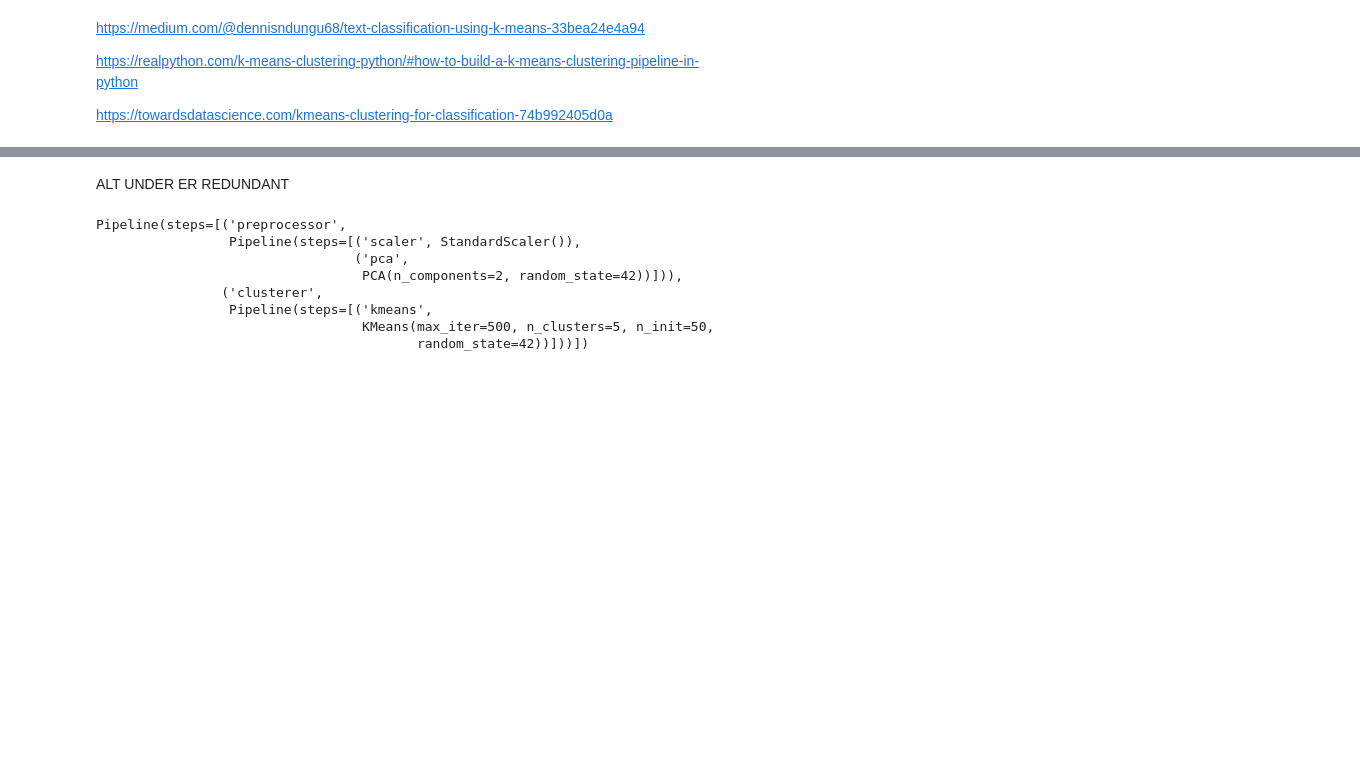
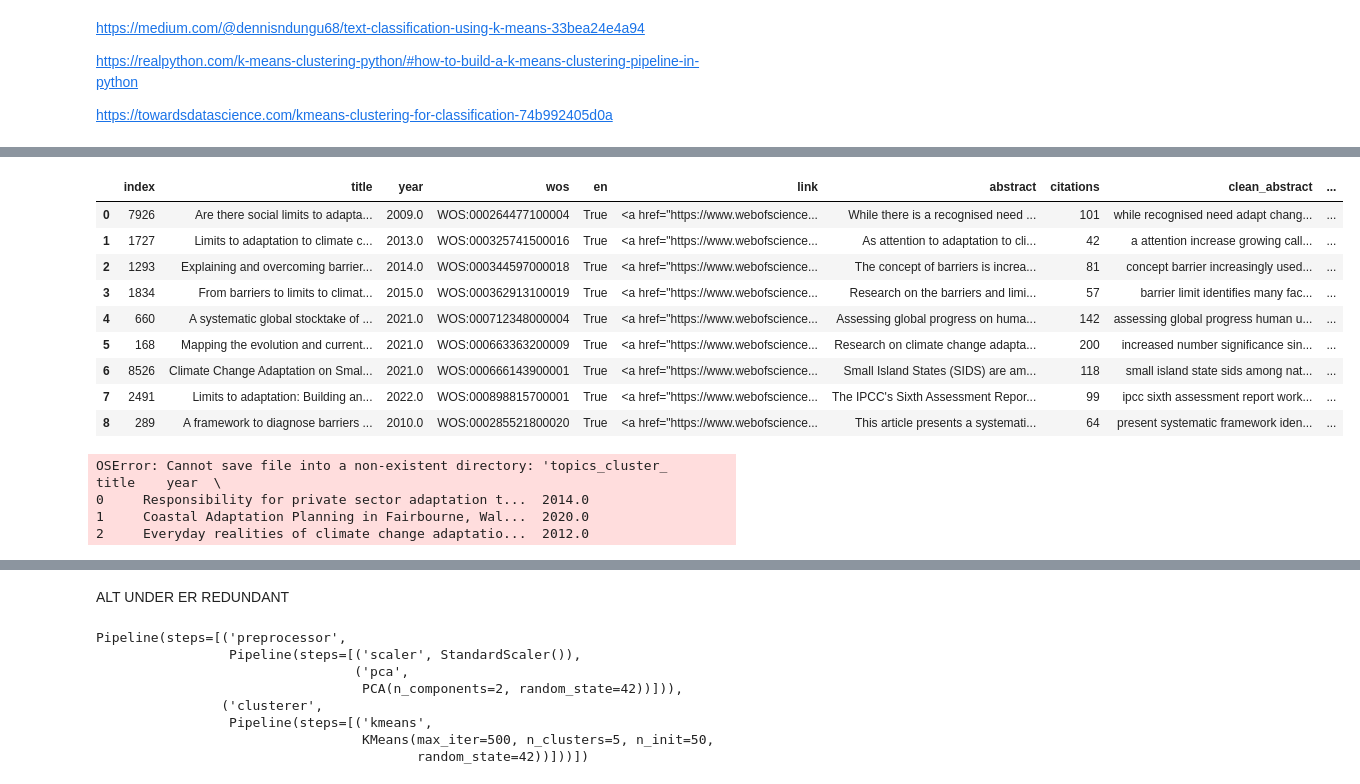
Before and after one commit to oskarkris/cluster_project, a Jupyter notebook: KMeans.ipynb, the cells around one changed output, grey strips where cells are left out. Saved outputs shown, nothing was run; the diff lists cells and outputs as text; code cells hidden in the pictures; blank space fills up the shorter version.

```diff
--- a/KMeans.ipynb
+++ b/KMeans.ipynb
@@ -116,0 +151,41 @@ plt.plot([0, 0] + sse)
+# %%
+df.iat[2489,2] = 2022.0
+df['year'] = df['year'].astype(str)
+
+
+search = [['Are there social limits to adaptation to climate change?','2009.0'],
+          ['Limits to adaptation to climate change: a risk approach','2013.0'],
+          ['Explaining and overcoming barriers to climate change adaptation','2014.0'],
+          ['Contrasting perspectives on barriers to adaptation in Australian climate change policy','2014.0'],
+          ['From barriers to limits to climate change adaptation: path dependency and the speed of change','2015.0'],
+          ['A systematic global stocktake of evidence on human adaptation to climate change','2021.0'],
+          ['Mapping the evolution and current trends in climate change adaptation science','2021.0'],
+          ['Climate Change Adaptation on Small Island States: An Assessment of Limits and Constraints','2021.0'],
+          ['Limits to adaptation: Building an integrated research agenda','2022.0'],
+          ['A framework to diagnose barriers to climate change adaptation', '2010.0'],
+          ['Limits to adaptation', '2013.0'],
+          ['Everyday limits to adaptation', '2022']
+          ]
+
+def find_article(searchinfo):
+    df_search = pd.DataFrame()
+    for search in searchinfo:
+        count = 0
+        for title,year in zip(df['title'],df['year']):
+            if search[0] == title and search[1] == year:
+                df_search = pd.concat([df_search,df[count:count+1]], ignore_index = True)
+            count = count + 1
+    return df_search
+df_search = find_article(search)
+df_search
+# %% [output]
+|  | index | title | year | wos | en | link | abstract | citations | clean_abstract | ... |
+| 0 | 7926 | Are there social limits to adapta... | 2009.0 | WOS:000264477100004 | True | <a href="https://www.webofscience... | While there is a recognised need ... | 101 | while recognised need adapt chang... | ... |
+| 1 | 1727 | Limits to adaptation to climate c... | 2013.0 | WOS:000325741500016 | True | <a href="https://www.webofscience... | As attention to adaptation to cli... | 42 | a attention increase growing call... | ... |
+| 2 | 1293 | Explaining and overcoming barrier... | 2014.0 | WOS:000344597000018 | True | <a href="https://www.webofscience... | The concept of barriers is increa... | 81 | concept barrier increasingly used... | ... |
+| 3 | 1834 | From barriers to limits to climat... | 2015.0 | WOS:000362913100019 | True | <a href="https://www.webofscience... | Research on the barriers and limi... | 57 | barrier limit identifies many fac... | ... |
+| 4 | 660 | A systematic global stocktake of ... | 2021.0 | WOS:000712348000004 | True | <a href="https://www.webofscience... | Assessing global progress on huma... | 142 | assessing global progress human u... | ... |
+| 5 | 168 | Mapping the evolution and current... | 2021.0 | WOS:000663363200009 | True | <a href="https://www.webofscience... | Research on climate change adapta... | 200 | increased number significance sin... | ... |
+| 6 | 8526 | Climate Change Adaptation on Smal... | 2021.0 | WOS:000666143900001 | True | <a href="https://www.webofscience... | Small Island States (SIDS) are am... | 118 | small island state sids among nat... | ... |
+| 7 | 2491 | Limits to adaptation: Building an... | 2022.0 | WOS:000898815700001 | True | <a href="https://www.webofscience... | The IPCC's Sixth Assessment Repor... | 99 | ipcc sixth assessment report work... | ... |
+| 8 | 289 | A framework to diagnose barriers ... | 2010.0 | WOS:000285521800020 | True | <a href="https://www.webofscience... | This article presents a systemati... | 64 | present systematic framework iden... | ... |
@@ -116,0 +206,14 @@ plt.plot([0, 0] + sse)
+# %%
+for x in df_list:
+    topic, probs = topic_model.fit_transform(x['clean_abstract'])
+
+dftest = pd.DataFrame()
+dftest['Topic'] = topic_model.get_topic_info()['Topic']
+dftest['Count'] = topic_model.get_topic_info()['Count']
+dftest['Name'] = topic_model.get_topic_info()['Name']
+dftest.to_csv('topics_cluster_'+str(x))
+# %% [output]
+OSError: Cannot save file into a non-existent directory: 'topics_cluster_                                                  title    year  \
+0     Responsibility for private sector adaptation t...  2014.0
+1     Coastal Adaptation Planning in Fairbourne, Wal...  2020.0
+2     Everyday realities of climate change adaptatio...  2012.0
```
Also changed, not shown: parts of 12 cells of this notebook, 5 other files.
